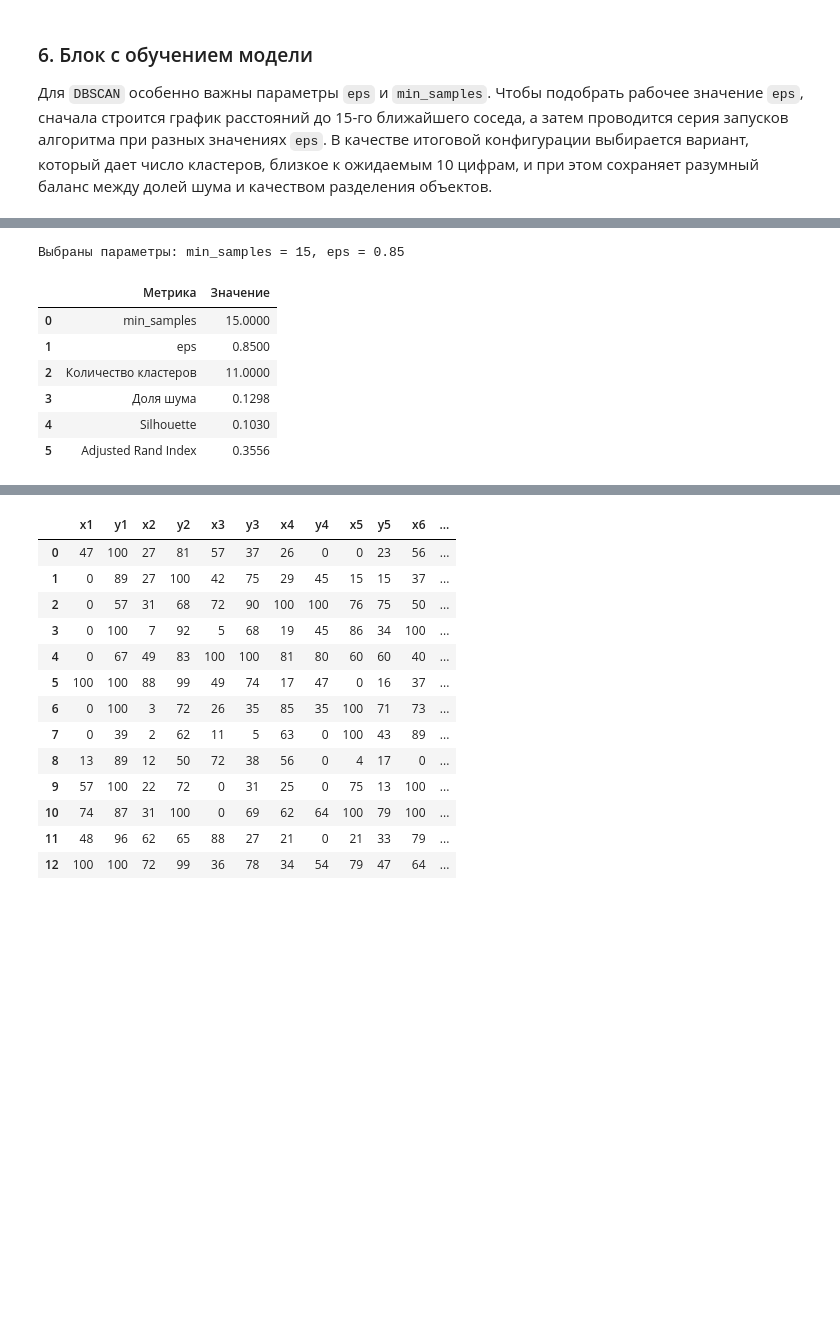
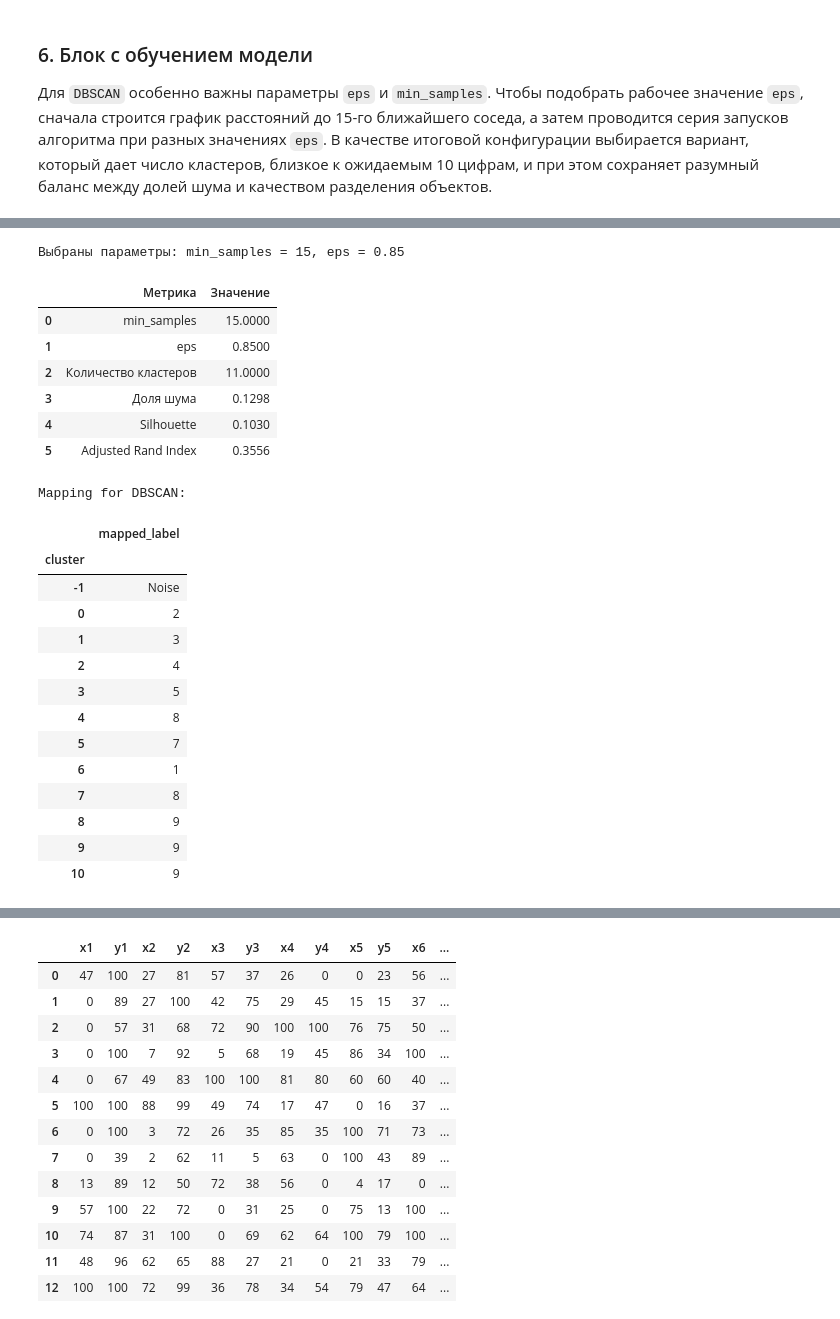
Before and after one commit to vitalioo/abmd-result, a Jupyter notebook: block-3/dbscan/dbscan_pendigits_lab.ipynb, the cells around one changed output, grey strips where cells are left out. Drawn from its saved outputs; the diff is of its cells as text; code cells hidden in the pictures; blank space fills up the shorter version.

```diff
--- a/block-3/dbscan/dbscan_pendigits_lab.ipynb
+++ b/block-3/dbscan/dbscan_pendigits_lab.ipynb
@@ -249,30 +265,61 @@ non_noise_mask = cluster_labels != -1
 if cluster_count >= 2 and len(np.unique(cluster_labels[non_noise_mask])) > 1:
     silhouette_final = silhouette_score(X_dbscan[non_noise_mask], cluster_labels[non_noise_mask])
 else:
     silhouette_final = np.nan
 
 metrics_df = pd.DataFrame(
     {
         "Метрика": ["min_samples", "eps", "Количество кластеров", "Доля шума", "Silhouette", "Adjusted Rand Index"],
         "Значение": [
             min_samples,
             round(eps_final, 4),
             cluster_count,
             round(noise_ratio, 4),
             round(float(silhouette_final), 4) if not np.isnan(silhouette_final) else np.nan,
             round(float(ari_final), 4),
         ],
     }
 )
 
 print(f"Выбраны параметры: min_samples = {min_samples}, eps = {eps_final:.2f}")
 display(metrics_df)
+
+predicted_digit_labels = pd.Series(index=y_reference.index, dtype="object")
+dbscan_cluster_mapping = {}
+
+for cluster_id in np.unique(cluster_labels):
+    mask = cluster_labels == cluster_id
+    if cluster_id == -1:
+        dbscan_cluster_mapping[int(cluster_id)] = "Noise"
+        predicted_digit_labels.loc[mask] = "Noise"
+    else:
+        mapped_label = str(y_reference[mask].mode().iat[0])
+        dbscan_cluster_mapping[int(cluster_id)] = mapped_label
+        predicted_digit_labels.loc[mask] = mapped_label
+
+print("Mapping for DBSCAN:")
+display(pd.DataFrame.from_dict(dbscan_cluster_mapping, orient="index", columns=["mapped_label"]).rename_axis("cluster"))
 # %% [output]
 Выбраны параметры: min_samples = 15, eps = 0.85
 |  | Метрика | Значение |
 | 0 | min_samples | 15.0000 |
 | 1 | eps | 0.8500 |
 | 2 | Количество кластеров | 11.0000 |
 | 3 | Доля шума | 0.1298 |
 | 4 | Silhouette | 0.1030 |
 | 5 | Adjusted Rand Index | 0.3556 |
+Mapping for DBSCAN:
+|  | mapped_label |
+| cluster |  |
+| -1 | Noise |
+| 0 | 2 |
+| 1 | 3 |
+| 2 | 4 |
+| 3 | 5 |
+| 4 | 8 |
+| 5 | 7 |
+| 6 | 1 |
+| 7 | 8 |
+| 8 | 9 |
+| 9 | 9 |
+| 10 | 9 |
```
Also changed, not shown: parts of 7 cells of this notebook, 1 other file.
